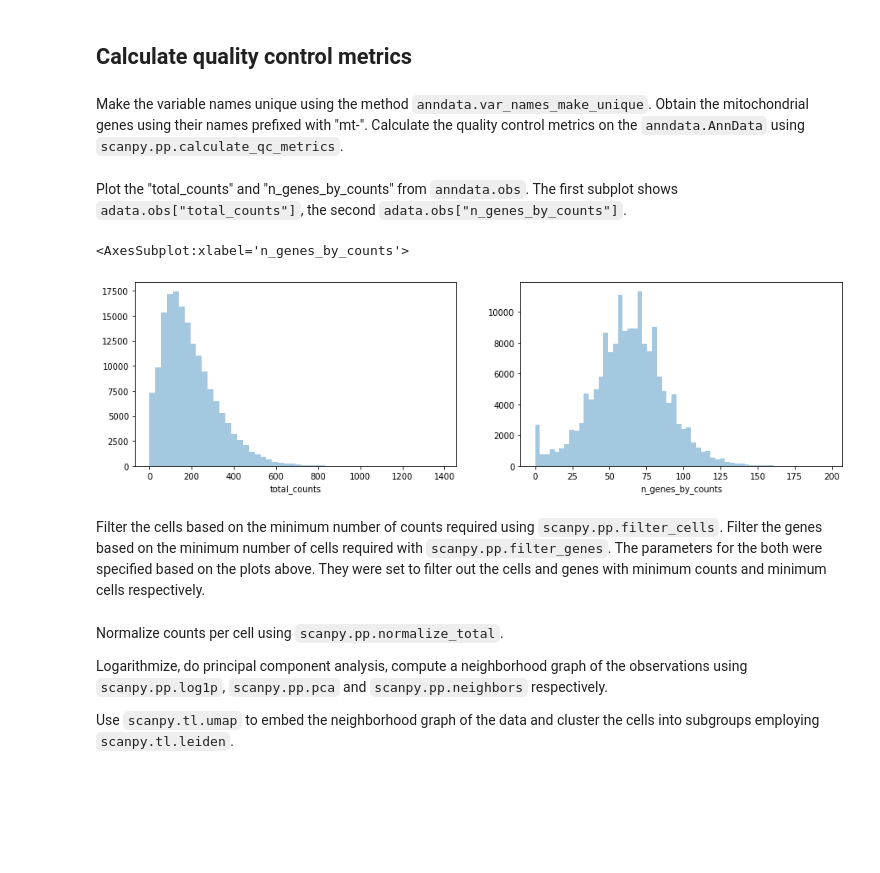
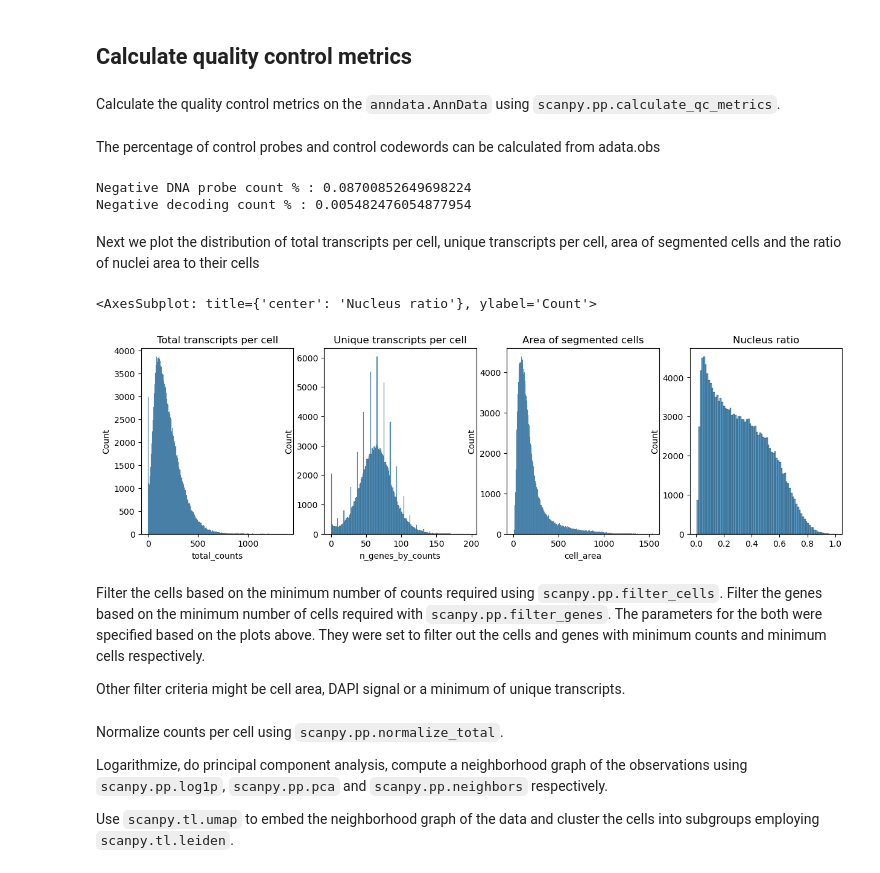
Before and after one commit to scverse/squidpy_notebooks, a Jupyter notebook: docs/source/external_tutorials/tutorial_xenium.ipynb, the cells around one changed output. Drawn from its saved outputs; the diff is of its cells as text; code cells hidden in the pictures; blank space fills up the shorter version.

Commit message:
Updated QC Tutorial for Vizgen, Xenium and Nanostrings

```diff
--- a/docs/source/external_tutorials/tutorial_xenium.ipynb
+++ b/docs/source/external_tutorials/tutorial_xenium.ipynb
@@ -25,7 +25,7 @@ The following lines create the folder structure which can be used to load the da
 # %%
-adata = sc.read_10x_h5(filename='/tutorial_data/xenium_data/Xenium_FFPE_Human_Breast_Cancer_Rep1_cell_feature_matrix.h5')
+adata = sc.read_10x_h5(filename='tutorial_data/xenium_data/Xenium_FFPE_Human_Breast_Cancer_Rep1_cell_feature_matrix.h5')
 # %%
-df = pd.read_csv('/tutorial_data/xenium_data/Xenium_FFPE_Human_Breast_Cancer_Rep1_cells.csv')
+df = pd.read_csv('tutorial_data/xenium_data/Xenium_FFPE_Human_Breast_Cancer_Rep1_cells.csv')
 # %%
 df.set_index(adata.obs_names, inplace=True)
 adata.obs = df.copy()
@@ -35,13 +51,4 @@ adata.obsm["spatial"] = adata.obs[["x_centroid", "y_centroid"]].copy().to_numpy(
 Calculate quality control metrics
 ---------------------------------
 # %% [markdown]
-Make the variable names unique using the method `anndata.var_names_make_unique`.
-Obtain the mitochondrial genes using their names prefixed with "mt-".
 Calculate the quality control metrics on the `anndata.AnnData` using `scanpy.pp.calculate_qc_metrics`.
-# %%
-adata.var_names_make_unique()
-adata.var["mt"] = adata.var_names.str.startswith("mt-")
-sc.pp.calculate_qc_metrics(adata, qc_vars=["mt"],percent_top=(50, 100, 200, 300), inplace=True)
-# %% [markdown]
-Plot the "total_counts" and "n_genes_by_counts" from `anndata.obs`.
-The first subplot shows `adata.obs["total_counts"]`, the second `adata.obs["n_genes_by_counts"]`.
@@ -48,21 +57,53 @@ The first subplot shows `adata.obs["total_counts"]`, the second `adata.obs["n_ge
+# %% [markdown]
+The percentage of control probes and control codewords can be calculated from adata.obs
+# %%
+cprobes = adata.obs["control_probe_counts"].sum() / adata.obs["total_counts"].sum() * 100
+cwords = adata.obs["control_codeword_counts"].sum() / adata.obs["total_counts"].sum() * 100
+print(f"Negative DNA probe count % : {cprobes}")
+print(f"Negative decoding count % : {cwords}")
+# %% [output]
+Negative DNA probe count % : 0.08700852649698224
+Negative decoding count % : 0.005482476054877954
+# %% [markdown]
+Next we plot the distribution of total transcripts per cell, unique transcripts per cell, area of segmented cells and the ratio of nuclei area to their cells
 # %%
-fig, axs = plt.subplots(1, 2, figsize=(15, 4))
-sns.distplot(
+fig, axs = plt.subplots(1, 4, figsize=(15, 4))
+
+axs[0].set_title("Total transcripts per cell")
+sns.histplot(
     adata.obs["total_counts"],
     kde=False,
     ax=axs[0],
 )
-sns.distplot(
+
+axs[1].set_title("Unique transcripts per cell")
+sns.histplot(
     adata.obs["n_genes_by_counts"],
     kde=False,
-    bins=60,
     ax=axs[1],
 )
+
+
+axs[2].set_title("Area of segmented cells")
+sns.histplot(
+    adata.obs["cell_area"],
+    kde=False,
+    ax=axs[2],
+)
+
+axs[3].set_title("Nucleus ratio")
+sns.histplot(
+    adata.obs["nucleus_area"] / adata.obs["cell_area"],
+    kde=False,
+    ax=axs[3],
+)
 # %% [output]
-<AxesSubplot:xlabel='n_genes_by_counts'>
+<AxesSubplot: title={'center': 'Nucleus ratio'}, ylabel='Count'>
-[figure, old version]
+[figure, new version]
 # %% [markdown]
 Filter the cells based on the minimum number of counts required using `scanpy.pp.filter_cells`. Filter the genes based on the minimum number of cells required with `scanpy.pp.filter_genes`. The parameters for the both were specified based on the plots above. They were set to filter out the cells and genes with minimum counts and minimum cells respectively.
+
+Other filter criteria might be cell area, DAPI signal or a minimum of unique transcripts.
 # %%
 sc.pp.filter_cells(adata, min_counts=10)
 sc.pp.filter_genes(adata, min_cells=5)
```
Also changed, not shown: parts of 3 cells of this notebook, 1 other file.
